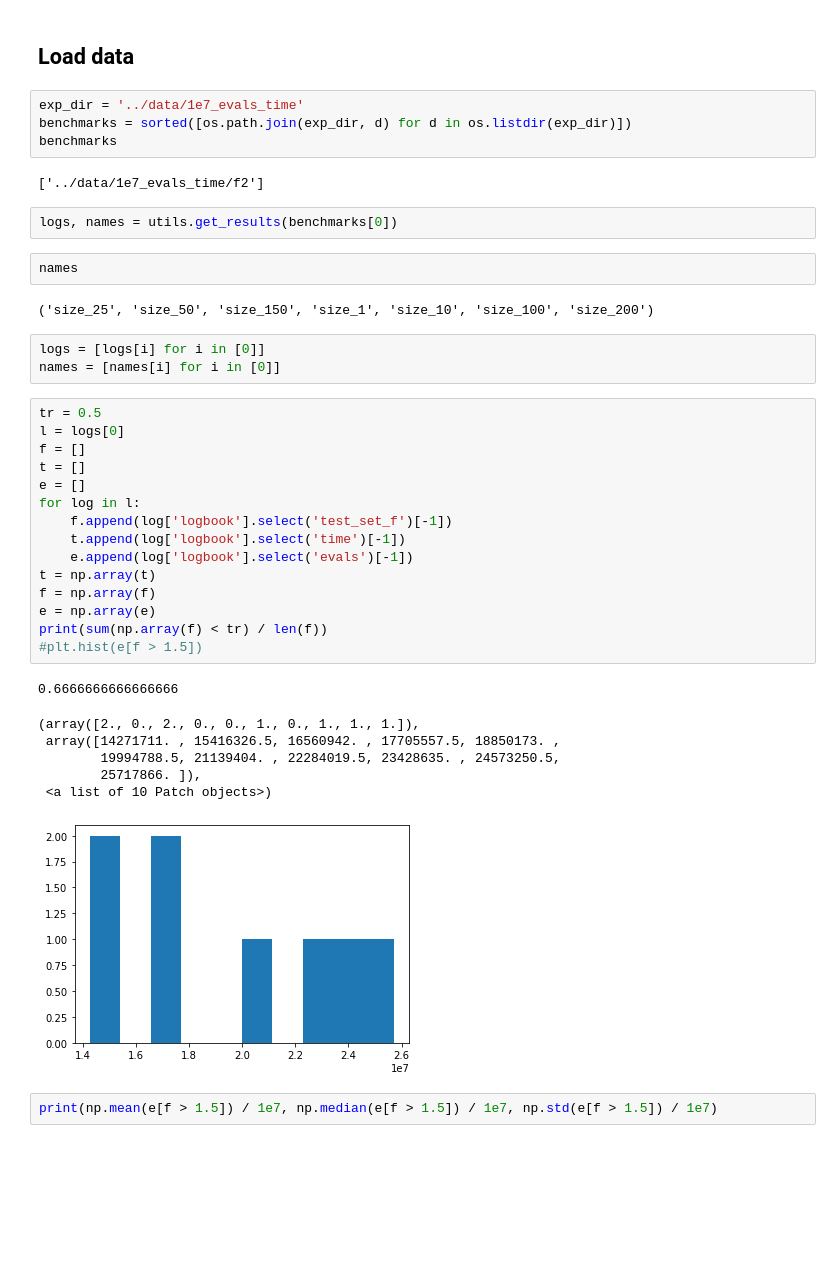
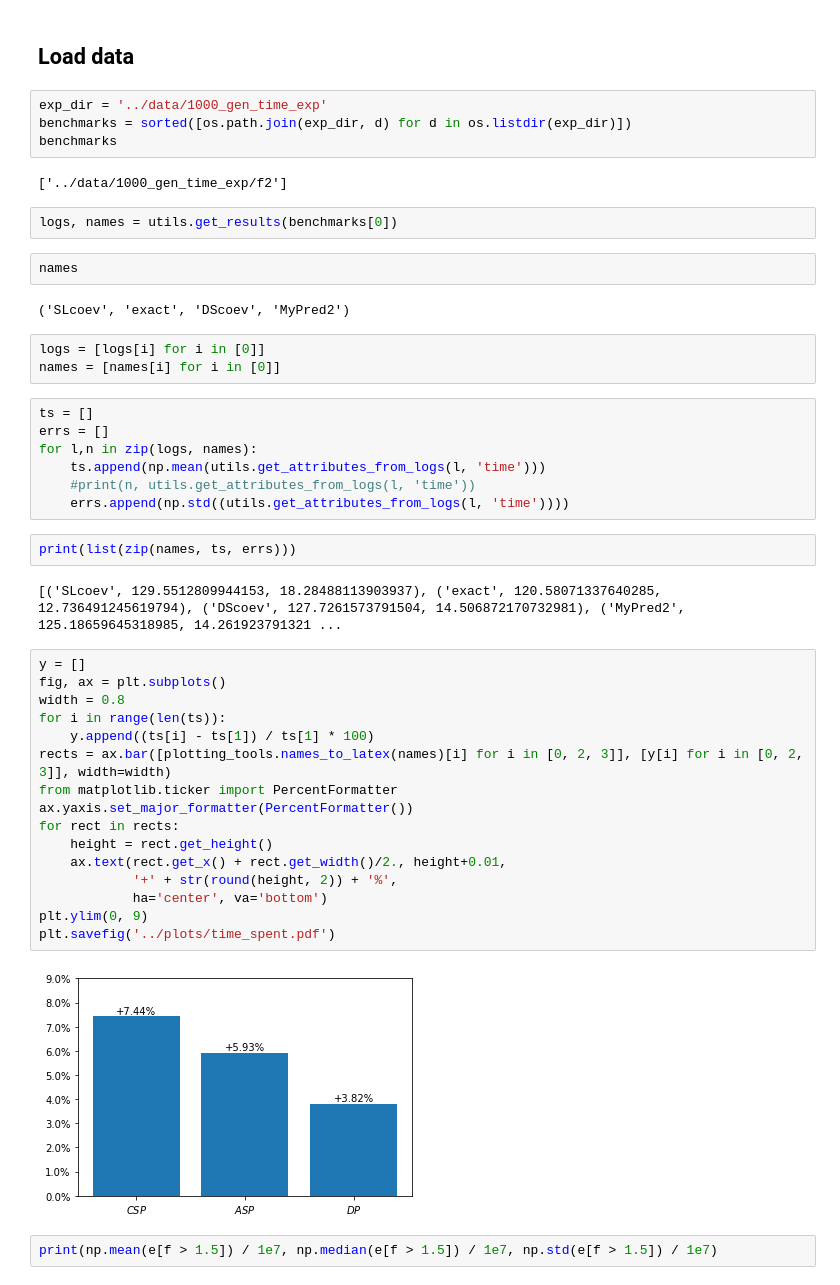
Before and after one commit to mayerja1/fpgp, a Jupyter notebook: notebooks/visualisations.ipynb, the cells around one changed output. Drawn from its saved outputs; the diff is of its cells as text; blank space fills up the shorter version.

```diff
--- a/notebooks/visualisations.ipynb
+++ b/notebooks/visualisations.ipynb
@@ -17,43 +20,49 @@ import pickle
 # %% [markdown]
 ## Load data
 # %%
-exp_dir = '../data/1e7_evals_time'
+exp_dir = '../data/1000_gen_time_exp'
 benchmarks = sorted([os.path.join(exp_dir, d) for d in os.listdir(exp_dir)])
 benchmarks
 # %% [output]
-['../data/1e7_evals_time/f2']
+['../data/1000_gen_time_exp/f2']
 # %%
 logs, names = utils.get_results(benchmarks[0])
 # %%
 names
 # %% [output]
-('size_25', 'size_50', 'size_150', 'size_1', 'size_10', 'size_100', 'size_200')
+('SLcoev', 'exact', 'DScoev', 'MyPred2')
 # %%
 logs = [logs[i] for i in [0]]
 names = [names[i] for i in [0]]
-# %%
-tr = 0.5
-l = logs[0]
-f = []
-t = []
-e = []
-for log in l:
-    f.append(log['logbook'].select('test_set_f')[-1])
-    t.append(log['logbook'].select('time')[-1])
-    e.append(log['logbook'].select('evals')[-1])
-t = np.array(t)
-f = np.array(f)
-e = np.array(e)
-print(sum(np.array(f) < tr) / len(f))
-#plt.hist(e[f > 1.5])
-# %% [output]
-0.6666666666666666
-(array([2., 0., 2., 0., 0., 1., 0., 1., 1., 1.]),
- array([14271711. , 15416326.5, 16560942. , 17705557.5, 18850173. ,
-        19994788.5, 21139404. , 22284019.5, 23428635. , 24573250.5,
-        25717866. ]),
- <a list of 10 Patch objects>)
-[figure, removed]
+# %%
+ts = []
+errs = []
+for l,n in zip(logs, names):
+    ts.append(np.mean(utils.get_attributes_from_logs(l, 'time')))
+    #print(n, utils.get_attributes_from_logs(l, 'time'))
+    errs.append(np.std((utils.get_attributes_from_logs(l, 'time'))))
+# %%
+print(list(zip(names, ts, errs)))
+# %% [output]
+[('SLcoev', 129.5512809944153, 18.28488113903937), ('exact', 120.58071337640285, 12.736491245619794), ('DScoev', 127.7261573791504, 14.506872170732981), ('MyPred2', 125.18659645318985, 14.261923791321 ...
+# %%
+y = []
+fig, ax = plt.subplots()
+width = 0.8
+for i in range(len(ts)):
+    y.append((ts[i] - ts[1]) / ts[1] * 100)
+rects = ax.bar([plotting_tools.names_to_latex(names)[i] for i in [0, 2, 3]], [y[i] for i in [0, 2, 3]], width=width)
+from matplotlib.ticker import PercentFormatter
+ax.yaxis.set_major_formatter(PercentFormatter())
+for rect in rects:
+    height = rect.get_height()
+    ax.text(rect.get_x() + rect.get_width()/2., height+0.01,
+            '+' + str(round(height, 2)) + '%',
+            ha='center', va='bottom')
+plt.ylim(0, 9)
+plt.savefig('../plots/time_spent.pdf')
+# %% [output]
+[figure, added]
 # %%
 print(np.mean(e[f > 1.5]) / 1e7, np.median(e[f > 1.5]) / 1e7, np.std(e[f > 1.5]) / 1e7)
 # %% [output]
```
Also changed, not shown: parts of 1 cell of this notebook, 2 other files.
